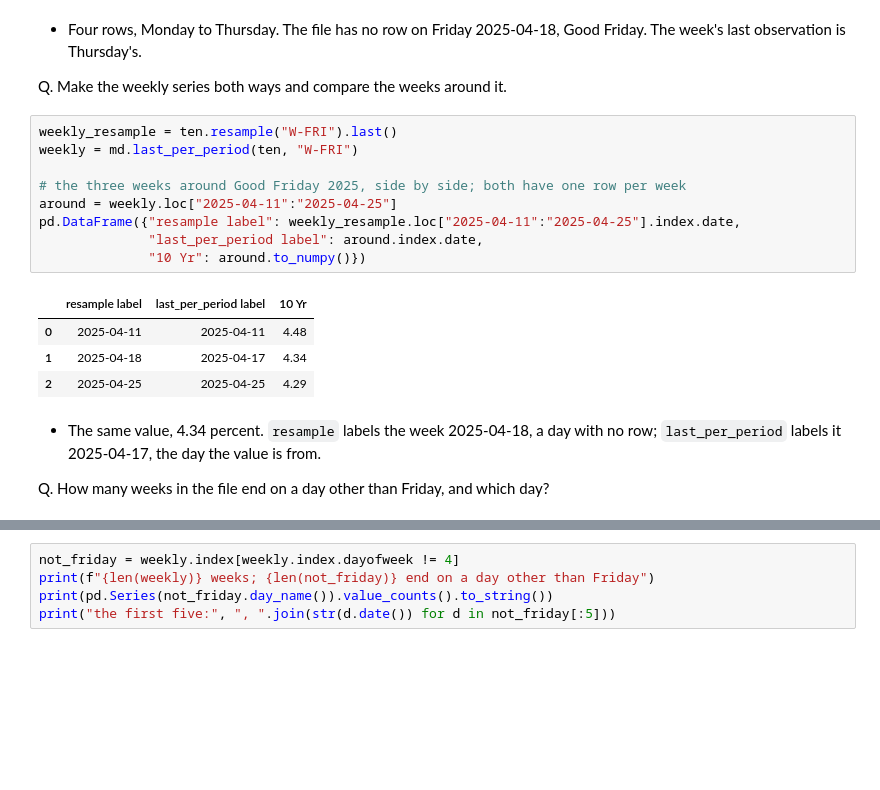
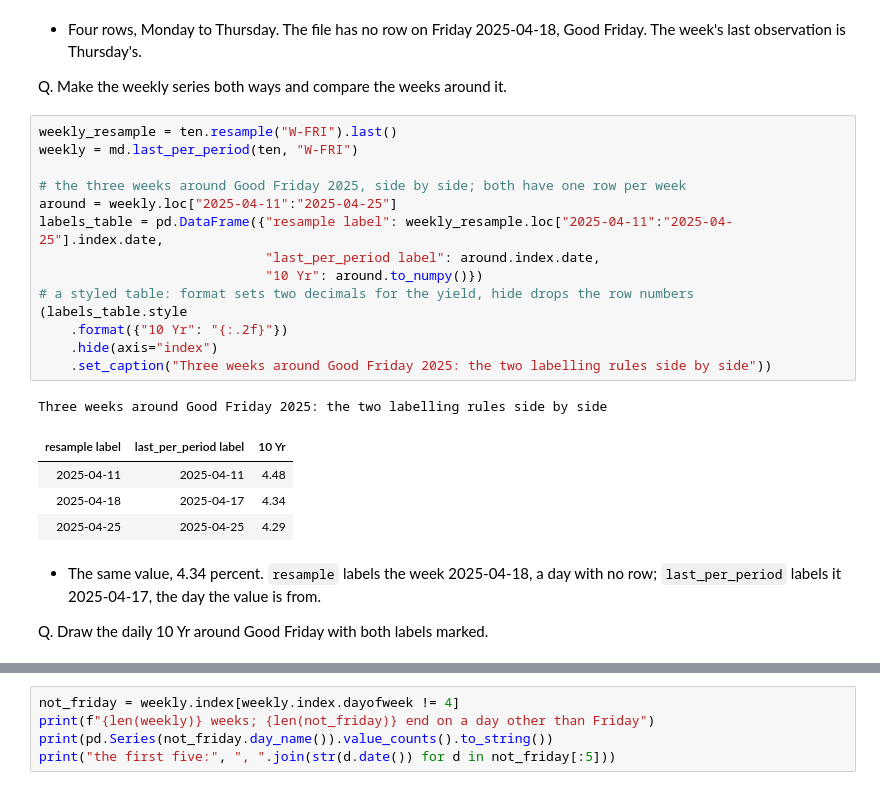
Before and after one commit to lenamonj/python-fixed-income, a Jupyter notebook: course3_market_data/week1/day4/04_resampling_and_the_as_of_value.ipynb, the cells around one changed output, grey strips where cells are left out. Saved outputs shown, nothing was run; the diff lists cells and outputs as text; blank space fills up the shorter version.

```diff
--- a/course3_market_data/week1/day4/04_resampling_and_the_as_of_value.ipynb
+++ b/course3_market_data/week1/day4/04_resampling_and_the_as_of_value.ipynb
@@ -1377,18 +1472,24 @@ Q. Make the weekly series both ways and compare the weeks around it.
 # %%
 weekly_resample = ten.resample("W-FRI").last()
 weekly = md.last_per_period(ten, "W-FRI")
 
 # the three weeks around Good Friday 2025, side by side; both have one row per week
 around = weekly.loc["2025-04-11":"2025-04-25"]
-pd.DataFrame({"resample label": weekly_resample.loc["2025-04-11":"2025-04-25"].index.date,
-              "last_per_period label": around.index.date,
-              "10 Yr": around.to_numpy()})
+labels_table = pd.DataFrame({"resample label": weekly_resample.loc["2025-04-11":"2025-04-25"].index.date,
+                             "last_per_period label": around.index.date,
+                             "10 Yr": around.to_numpy()})
+# a styled table: format sets two decimals for the yield, hide drops the row numbers
+(labels_table.style
+    .format({"10 Yr": "{:.2f}"})
+    .hide(axis="index")
+    .set_caption("Three weeks around Good Friday 2025: the two labelling rules side by side"))
 # %% [output]
+Three weeks around Good Friday 2025: the two labelling rules side by side
-|  | resample label | last_per_period label | 10 Yr |
-| 0 | 2025-04-11 | 2025-04-11 | 4.48 |
-| 1 | 2025-04-18 | 2025-04-17 | 4.34 |
-| 2 | 2025-04-25 | 2025-04-25 | 4.29 |
+| resample label | last_per_period label | 10 Yr |
+| 2025-04-11 | 2025-04-11 | 4.48 |
+| 2025-04-18 | 2025-04-17 | 4.34 |
+| 2025-04-25 | 2025-04-25 | 4.29 |
 # %% [markdown]
 * The same value, 4.34 percent. `resample` labels the week 2025-04-18, a day with no row; `last_per_period` labels it 2025-04-17, the day the value is from.
 
-Q. How many weeks in the file end on a day other than Friday, and which day?
+Q. Draw the daily 10 Yr around Good Friday with both labels marked.
```
Also changed, not shown: parts of 32 cells of this notebook, 2 other files.
